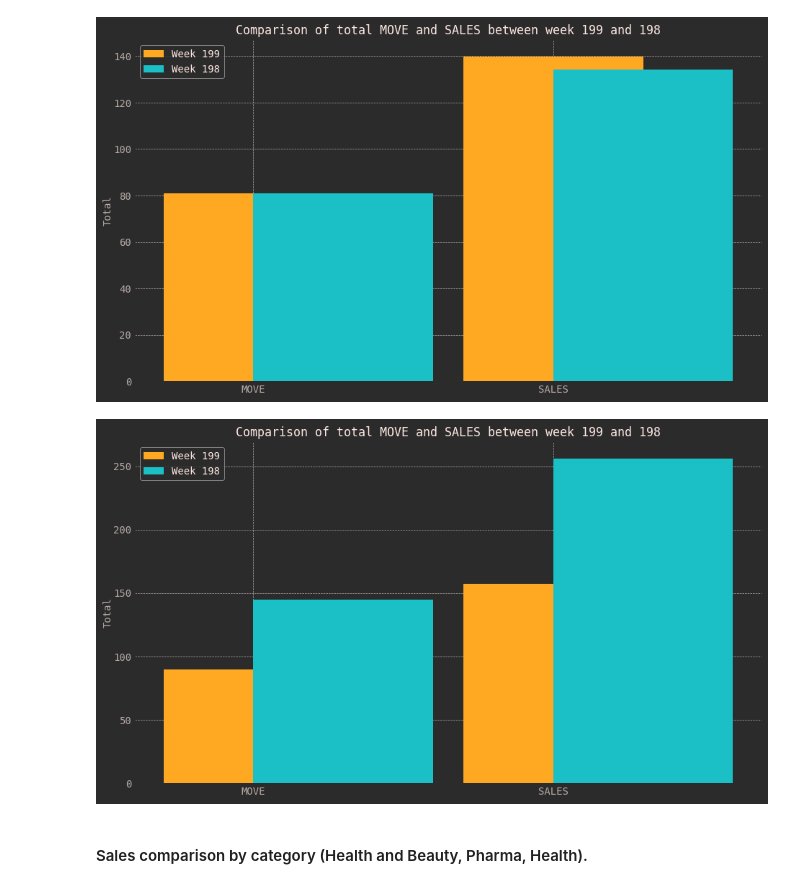
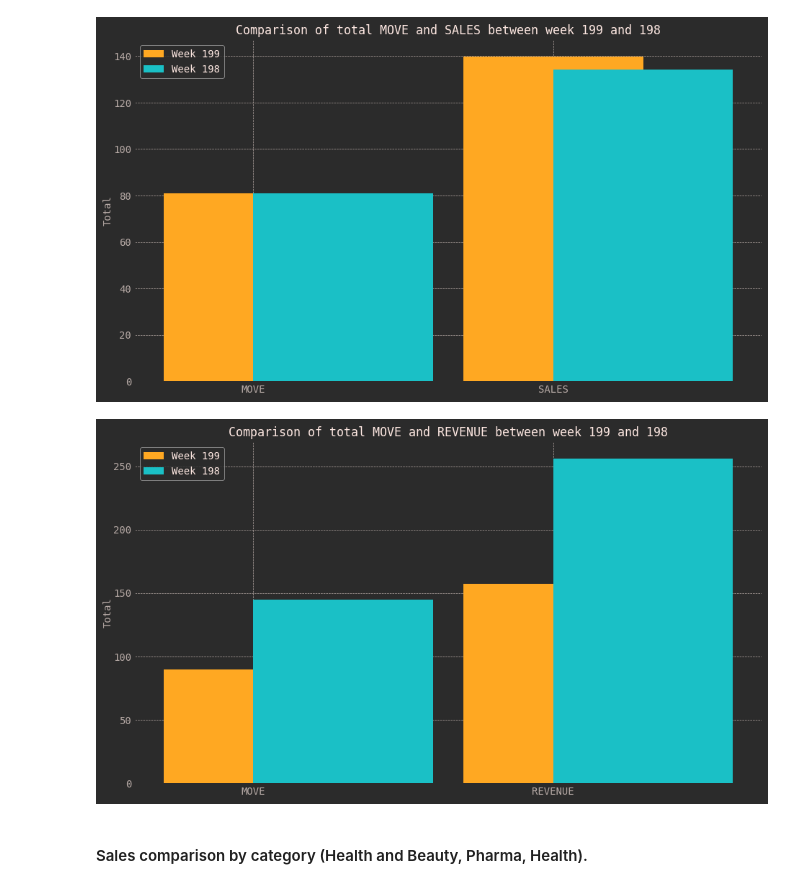
Before and after one commit to HodBuri/UIT-oppgave---SOK1005, a Jupyter notebook: ProjectAssignment/PA3.ipynb, the cells around one changed output. Saved outputs shown, nothing was run; the diff lists cells and outputs as text; code cells hidden in the pictures.

```diff
--- a/ProjectAssignment/PA3.ipynb
+++ b/ProjectAssignment/PA3.ipynb
@@ -1074,35 +983,35 @@ compare_weeks(df_week, most_frequent_week, most_frequent_week-1)
 # %%
 def compare_weeks(df, week1, week2):
     # Filter the data for the given weeks
     week1_data = df[df['WEEK'] == week1]
     week2_data = df[df['WEEK'] == week2]
     # Calculate the total 'MOVE' and 'SALES' for each week
     total_move_week1 = week1_data['MOVE'].sum()
-    total_sales_week1 = week1_data['SALES'].sum()
+    total_sales_week1 = week1_data['REVENUE'].sum()
 
     total_move_week2 = week2_data['MOVE'].sum()
-    total_sales_week2 = week2_data['SALES'].sum()
+    total_sales_week2 = week2_data['REVENUE'].sum()
 
     # Create a bar plot
-    labels = ['MOVE', 'SALES']
+    labels = ['MOVE', 'REVENUE']
     week1_totals = [total_move_week1, total_sales_week1]
     week2_totals = [total_move_week2, total_sales_week2]
 
     x = range(len(labels))  # the label locations
 
     plt.figure(figsize=(10, 6))
     plt.bar(x, week1_totals, width=0.6, label=f'Week {int(week1)}', align='center')
     plt.bar(x, week2_totals, width=0.6, label=f'Week {int(week2)}', align='edge')
 
     plt.xticks(x, labels)
     plt.ylabel('Total')
-    plt.title(f'Comparison of total MOVE and SALES between week {int(week1)} and {int(week2)}')
+    plt.title(f'Comparison of total MOVE and REVENUE between week {int(week1)} and {int(week2)}')
     plt.legend()
     plt.show()
 
 compare_weeks(df_week, most_frequent_week, most_frequent_week-1)
 # %% [output]
-[figure, old version]
+[figure, new version]
 # %% [markdown]
 #### Sales comparison by category (Health and Beauty, Pharma, Health).
 # %%
```
Also changed, not shown: parts of 29 cells of this notebook.
